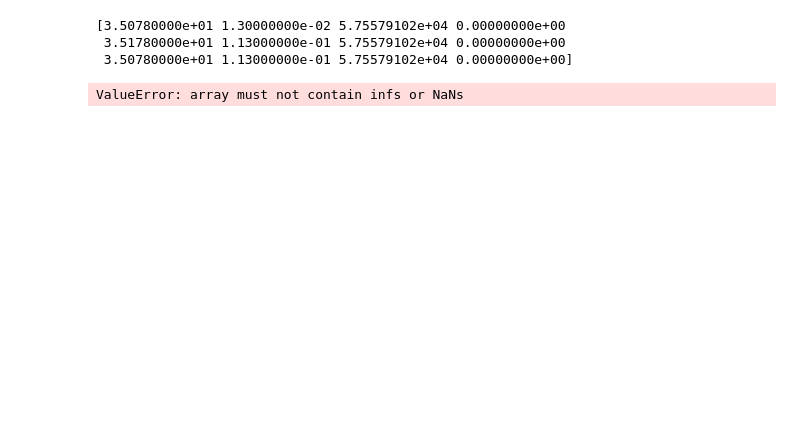
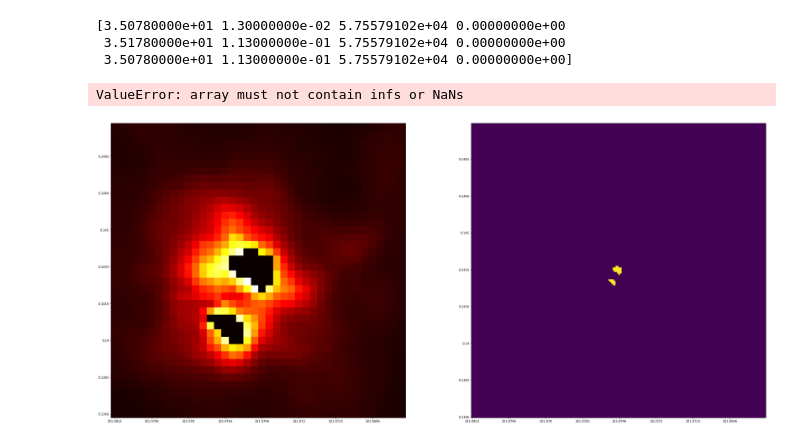
Before and after one commit to martimmcdc/2d-gaussian-fitting, a Jupyter notebook: Hub_Saturated_Code.ipynb, the cells around one changed output. Cells and saved outputs as stored; diff of their text form; code cells hidden in the pictures; blank space fills up the shorter version.

```diff
--- a/Hub_Saturated_Code.ipynb
+++ b/Hub_Saturated_Code.ipynb
@@ -732,3 +740,46 @@ plt.colorbar()
  3.51780000e+01 1.13000000e-01 5.75579102e+04 0.00000000e+00
  3.50780000e+01 1.13000000e-01 5.75579102e+04 0.00000000e+00]
 ValueError: array must not contain infs or NaNs
+# %%
+"""
+"normalizing" the grids values to -1,1?
+Why: only mess with number of points and not the values considering pixel values are always same
+"""
+
+# import modules
+import numpy as np
+import matplotlib.pyplot as plt
+from astropy.io import fits
+
+# open fits file
+hdu = fits.open('im250_sat_13_cutout.fits')[0]
+header = hdu.header
+data = hdu.data
+sat_area = np.zeros(data.shape,bool)
+sat_area[np.isnan(data)] = True
+data[np.isnan(data)] = 0
+
+N=len(data)
+databit = data[int(N*0.4):int(N*0.6),int(N*0.4):int(N*0.6)]
+
+# axis values from header
+x0,y0 = header['crval1'],header['crval2']
+dx,dy = header['cdelt1'],header['cdelt2']
+nx,ny = header['naxis1'],header['naxis2']
+x = x0 + dx*np.arange(0,nx)
+y = y0 + dy*np.arange(0,ny)
+grid = np.meshgrid(x,y)
+
+# plot and show image
+fig = plt.figure(figsize=(30,15*ny/nx))
+ax1 = plt.axes([0,0,0.45,1])
+ax2 = plt.axes([0.55,0,0.45,1])
+ax1.imshow(databit,origin='lower',cmap='hot')
+ax2.imshow(sat_area,origin='lower')
+ax1.set_xticklabels(np.around(x,4))
+ax1.set_yticklabels(np.around(y,4))
+ax2.set_xticklabels(np.around(x,4))
+ax2.set_yticklabels(np.around(y,4))
+plt.show()
+# %% [output]
+[figure, added]
```
Also changed, not shown: parts of 11 cells of this notebook.
